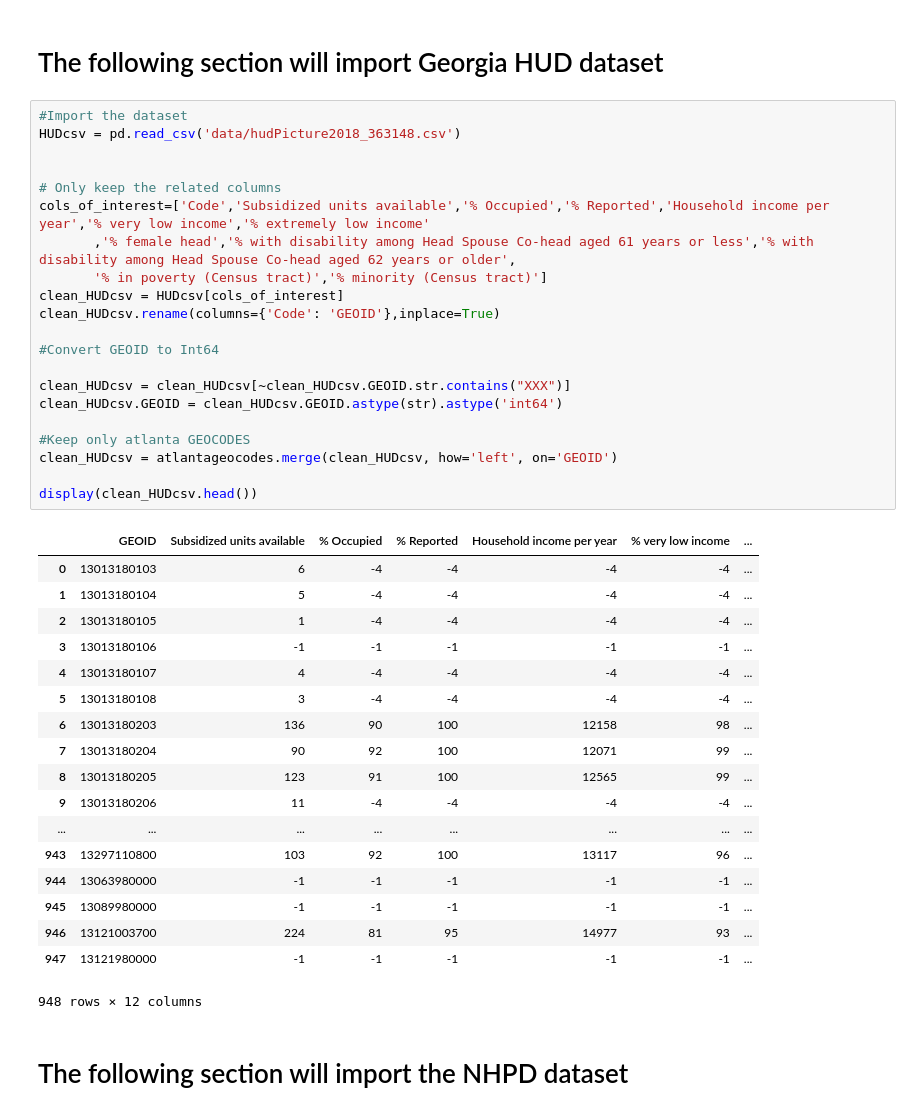
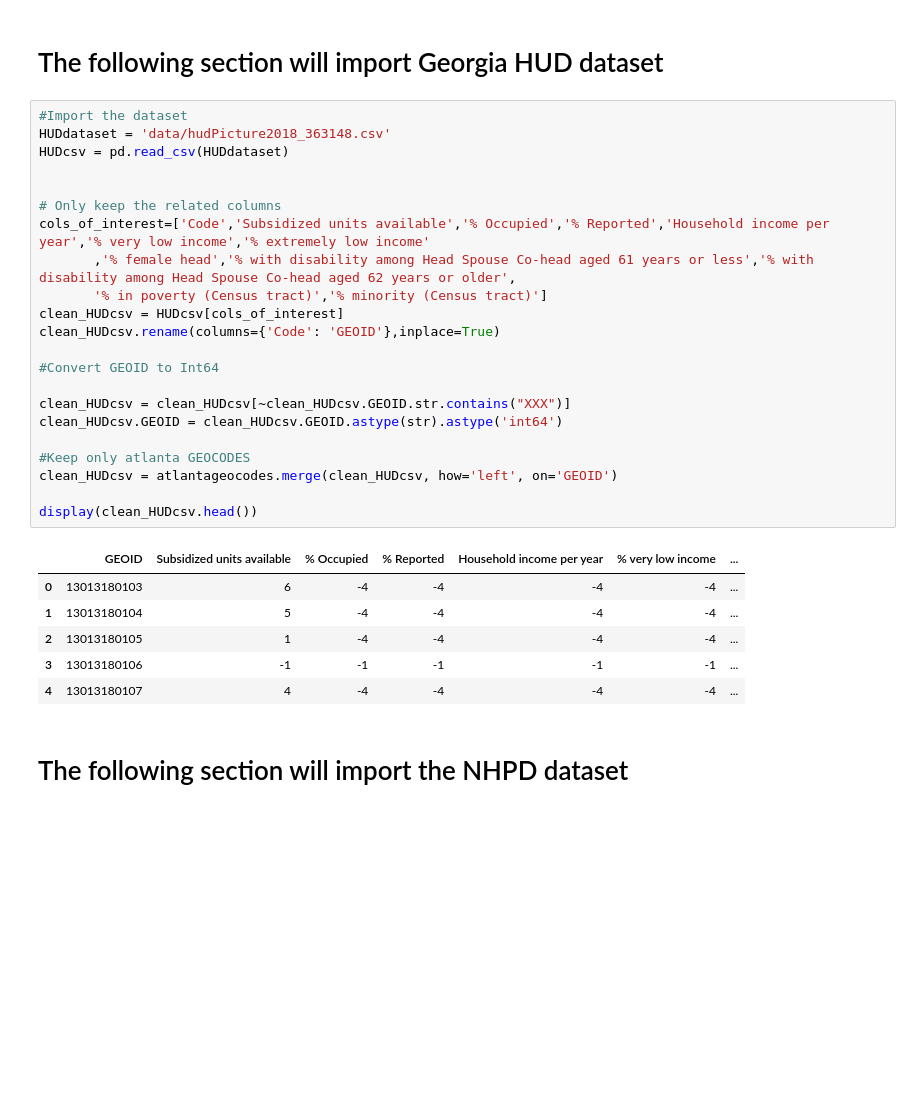
Before and after one commit to anovas2/AAHA, a Jupyter notebook: ETL/main.ipynb, the cells around one changed output. Saved outputs shown, nothing was run; the diff lists cells and outputs as text; blank space fills up the shorter version.

```diff
--- a/ETL/main.ipynb
+++ b/ETL/main.ipynb
@@ -322,44 +263,33 @@ display(geotableclean.head())
 # The following section will import Georgia HUD dataset
 # %%
 #Import the dataset
-HUDcsv = pd.read_csv('data/hudPicture2018_363148.csv')
+HUDdataset = 'data/hudPicture2018_363148.csv'
+HUDcsv = pd.read_csv(HUDdataset)
 
 
 # Only keep the related columns
 cols_of_interest=['Code','Subsidized units available','% Occupied','% Reported','Household income per year','% very low income','% extremely low income'
        ,'% female head','% with disability among Head Spouse Co-head aged 61 years or less','% with disability among Head Spouse Co-head aged 62 years or older',
        '% in poverty (Census tract)','% minority (Census tract)']
 clean_HUDcsv = HUDcsv[cols_of_interest]
 clean_HUDcsv.rename(columns={'Code': 'GEOID'},inplace=True)
 
 #Convert GEOID to Int64
 
 clean_HUDcsv = clean_HUDcsv[~clean_HUDcsv.GEOID.str.contains("XXX")]
 clean_HUDcsv.GEOID = clean_HUDcsv.GEOID.astype(str).astype('int64')
 
 #Keep only atlanta GEOCODES
 clean_HUDcsv = atlantageocodes.merge(clean_HUDcsv, how='left', on='GEOID')
 
 display(clean_HUDcsv.head())
 # %% [output]
 |  | GEOID | Subsidized units available | % Occupied | % Reported | Household income per year | % very low income | ... |
 | 0 | 13013180103 | 6 | -4 | -4 | -4 | -4 | ... |
 | 1 | 13013180104 | 5 | -4 | -4 | -4 | -4 | ... |
 | 2 | 13013180105 | 1 | -4 | -4 | -4 | -4 | ... |
 | 3 | 13013180106 | -1 | -1 | -1 | -1 | -1 | ... |
 | 4 | 13013180107 | 4 | -4 | -4 | -4 | -4 | ... |
-| 5 | 13013180108 | 3 | -4 | -4 | -4 | -4 | ... |
-| 6 | 13013180203 | 136 | 90 | 100 | 12158 | 98 | ... |
-| 7 | 13013180204 | 90 | 92 | 100 | 12071 | 99 | ... |
-| 8 | 13013180205 | 123 | 91 | 100 | 12565 | 99 | ... |
-| 9 | 13013180206 | 11 | -4 | -4 | -4 | -4 | ... |
-| ... | ... | ... | ... | ... | ... | ... | ... |
-| 943 | 13297110800 | 103 | 92 | 100 | 13117 | 96 | ... |
-| 944 | 13063980000 | -1 | -1 | -1 | -1 | -1 | ... |
-| 945 | 13089980000 | -1 | -1 | -1 | -1 | -1 | ... |
-| 946 | 13121003700 | 224 | 81 | 95 | 14977 | 93 | ... |
-| 947 | 13121980000 | -1 | -1 | -1 | -1 | -1 | ... |
-948 rows × 12 columns
 # %% [markdown]
 # The following section will import the NHPD dataset
 # %%
```
Also changed, not shown: parts of 8 cells of this notebook, 16 other files.
